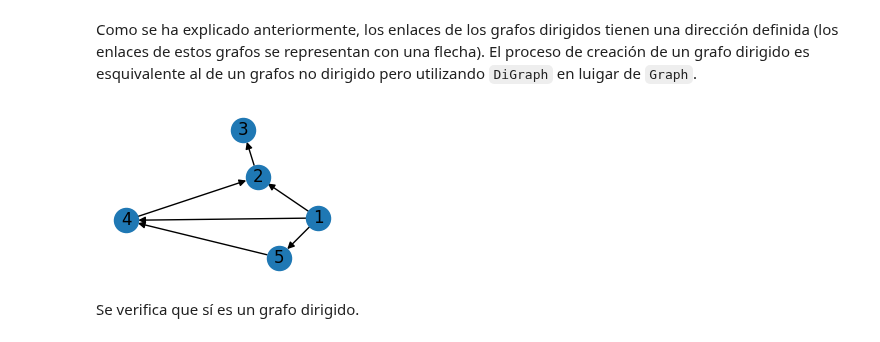
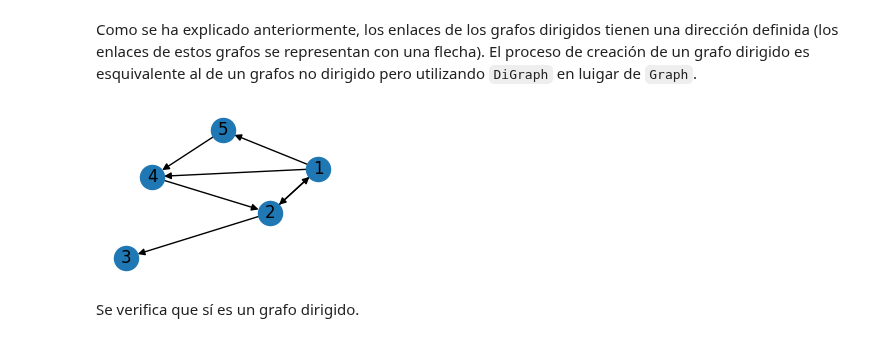
Before and after one commit to FernandoCarazoMelo/network-science, a Jupyter notebook: documentos/pygml01-introduccion-grafos-redes-python.ipynb, the cells around one changed output. Cells and saved outputs as stored; diff of their text form; code cells hidden in the pictures.

```diff
--- a/documentos/pygml01-introduccion-grafos-redes-python.ipynb
+++ b/documentos/pygml01-introduccion-grafos-redes-python.ipynb
@@ -480,16 +490,16 @@ Como se ha explicado anteriormente, los enlaces de los grafos dirigidos tienen u
 # %%
 # Creación de un grafo dirigido".
 # ======================================================================================
 G = nx.DiGraph()
 
 # Conexiones
-G.add_edges_from([(1, 2), (2, 3), (1, 4), (1, 5), (4, 2), (5, 4)])
+G.add_edges_from([(1, 2),(2, 1), (2, 3), (1, 4), (1, 5), (4, 2), (5, 4)])
 
 # Representación gráfica
 fig, ax = plt.subplots(figsize=(3,2))
 nx.draw(G, with_labels=True, ax=ax)
 # %% [output]
-[figure, old version]
+[figure, new version]
 # %% [markdown]
 Se verifica que sí es un grafo dirigido.
 # %%
```
Also changed, not shown: parts of 53 cells of this notebook, 2 other files.
